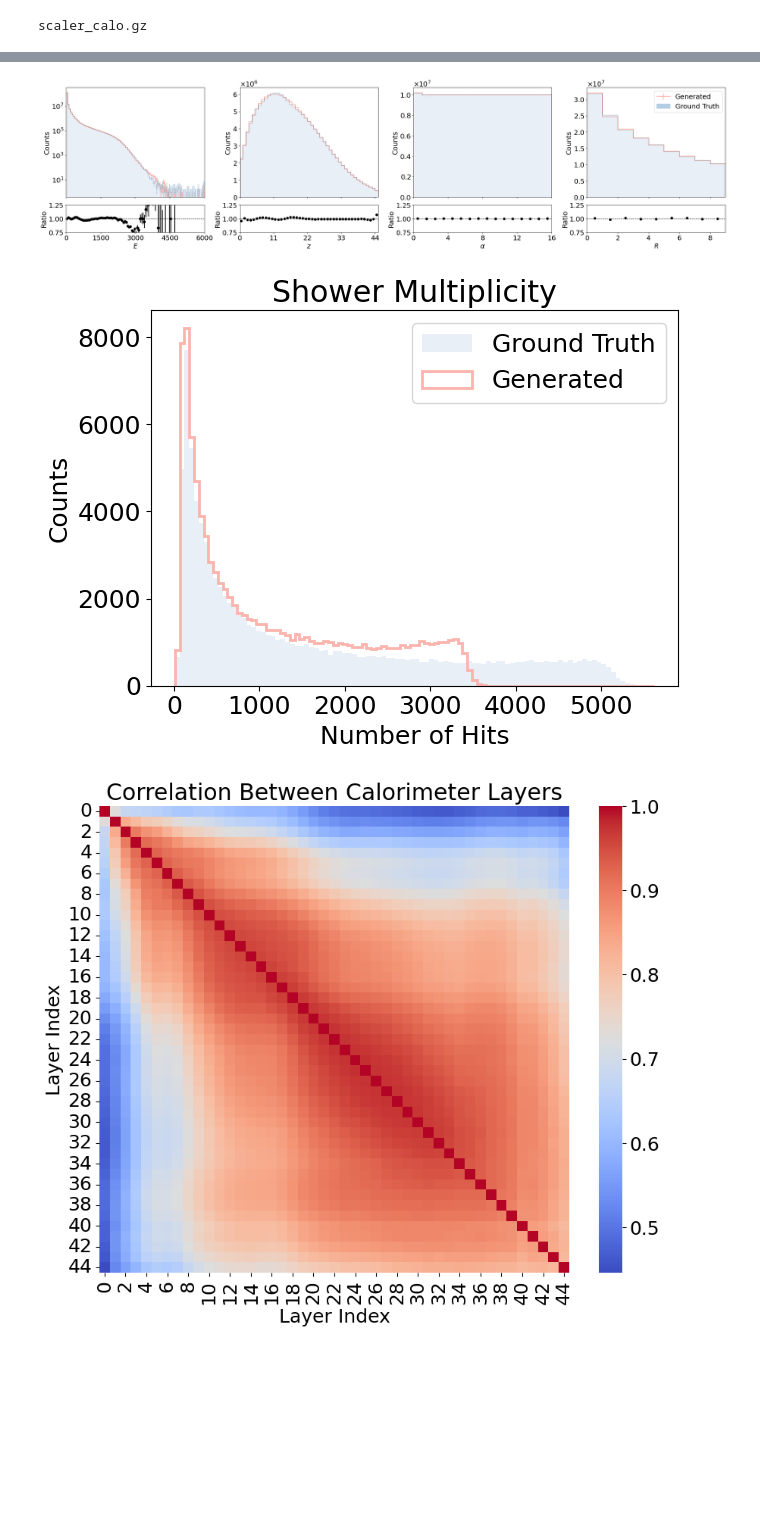
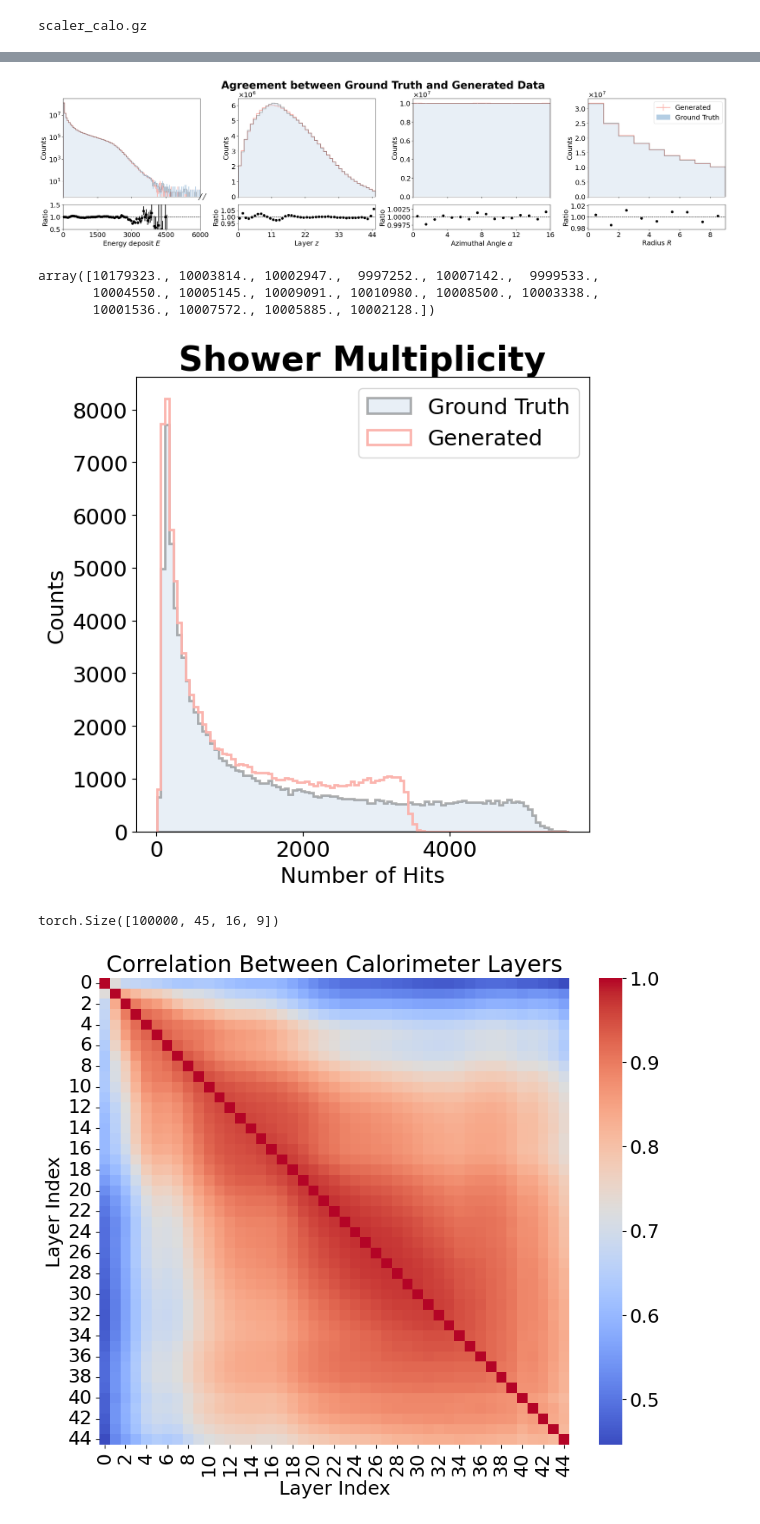
Before and after one commit to kaechb/MDMA, a Jupyter notebook: results.ipynb, the cells around one changed output, grey strips where cells are left out. Saved outputs shown, nothing was run; the diff lists cells and outputs as text; code cells hidden in the pictures; blank space fills up the shorter version.

Commit message:
plots redesign

```diff
--- a/results.ipynb
+++ b/results.ipynb
@@ -241,8 +244,10 @@ def setup_model(config,data_module=None,model=False):
     return model
 
 NAME="calo"
-run="v0mdo0hz"
-ckpt="./ckpts/calo.ckpt"
+run="yip82yii"
+#ckpt="./ckpts/calo.ckpt"
+#ckpt="/gpfs/dust/maxwell/user/kaechben/calochallenge/MDMA_calo/yip82yii/checkpoints/epoch=22-w1p=0.00024-weighted_w1p=0.00031.ckpt"
+ckpt="/gpfs/dust/maxwell/user/kaechben/calochallenge/MDMA_calo/yip82yii/checkpoints/epoch=25-w1p=0.00024-weighted_w1p=0.00031.ckpt"
 config=yaml.load(open("default_{}.yaml".format(NAME)),Loader=yaml.FullLoader)
 model=MDMA.load_from_checkpoint(ckpt,**config)
 torch.set_float32_matmul_precision('medium' )
@@ -321,12 +324,13 @@ import matplotlib.pyplot as plt
 import matplotlib as mpl
 import matplotlib.patches as mpatches
 import seaborn as sns
+
 def plot_hists(h_real,h_fake,figsize,alpha):
         k=0
         fig,ax=plt.subplots(2,4 ,gridspec_kw={'height_ratios': [4, 1]},figsize=figsize,sharex="col")
 
         cols=["E","z","alpha","R"]
-        names=[r"$E$",r"$z$",r"$\alpha$",r"$R$"]
+        names=[r"Energy deposit $E$",r"Layer $z$",r"Azimuthal Angle $\alpha$",r"Radius $R$"]
         leg=-1
         for v,name in zip(cols,names):
             main_ax_artists, sublot_ax_arists = h_real[k].plot_ratio(
@@ -343,6 +347,8 @@ def plot_hists(h_real,h_fake,figsize,alpha):
             ax[0,k].ticklabel_format(axis="y",style="scientific",scilimits=(-3,3),useMathText=True)
             ax[0,k].patches[1].set_fc(sns.color_palette()[1])
             ax[0,k].patches[1].set_edgecolor("black")
+            ax[0,k].patches[1].set_linewidth(2)
+
             ax[0,k].patches[1].set_alpha(alpha)
             ax[1,k].set_xlabel(name)
             ax[0,k].set_ylabel("Counts" )
@@ -358,37 +364,45 @@ def plot_hists(h_real,h_fake,figsize,alpha):
             ax[0,k].set_xticks(np.array(xticks))
 
 
-            ax[1,k].set_ylim(0.75,1.25)
+            # ax[1,k].set_ylim(0.75,1.25)
             k+=1
-
+        ax[1,0].set_ylim(0.5,1.5)
         ax[0,leg].legend(loc="best",fontsize=18)
         handles, labels = ax[0,leg].get_legend_handles_labels()
         handles[1]=mpatches.Patch(color=sns.color_palette()[1], label='The red data')
         ax[0,leg].legend(handles, labels)
-        plt.tight_layout(pad=0.2)
+        plt.suptitle("Agreement between Ground Truth and Generated Data", fontsize=28, fontweight="bold")
+        plt.tight_layout(pad=0.3)
+
         plt.savefig("calo.pdf",format="pdf")
         plt.show()
 
         plt.close()
-fake=torch.cat([x.reshape(-1,4) for x in model.fake])[:]
-true=torch.cat([x.reshape(-1,4) for x in model.batch])[:]
+# fake=torch.cat([x.reshape(-1,4) for x in model.fake])[:]
+# true=torch.cat([x.reshape(-1,4) for x in model.batch])[:]
 # fake=torch.clamp(fake,model.scaled_mins.cpu(),model.scaled_maxs.cpu()-1)
 # true=torch.clamp(true,model.scaled_mins.cpu(),model.scaled_maxs.cpu()-1)
 
-mins=torch.min(torch.cat((fake.reshape(-1,4),true.reshape(-1,4))),dim=0)[0]
-maxs=torch.max(torch.cat((fake.reshape(-1,4),true.reshape(-1,4))),dim=0)[0]
-fake[...,0]=torch.clamp(fake[...,0],min=mins[0],max=true[:,0].max()*0.999)
-true[...,0]=torch.clamp(true[...,0],min=mins[0],max=true[:,0].max()*0.999)
+# mins=torch.min(torch.cat((fake.reshape(-1,4),true.reshape(-1,4))),dim=0)[0]
+# maxs=torch.max(torch.cat((fake.reshape(-1,4),true.reshape(-1,4))),dim=0)[0]
+# fake[...,0]=torch.clamp(fake[...,0],min=mins[0],max=true[:,0].max())
+# true[...,0]=torch.clamp(true[...,0],min=mins[0],max=true[:,0].max())
 
-hists=get_hists(config["bins"],mins,maxs,calo=model.name=="calo")
+# hists=get_hists(config["bins"],mins,maxs,calo=model.name=="calo")
 
-for var in range(4):
-    hists["hists_real"][var].fill(torch.clamp(true,mins,maxs).reshape(-1,4)[:,var].cpu().numpy())
-    hists["hists_fake"][var].fill(torch.clamp(fake,mins,maxs).reshape(-1,4)[:,var].cpu().numpy())
+# for var in range(4):
+#     hists["hists_real"][var].fill(true.reshape(-1,4)[:,var].cpu().numpy())
+#     hists["hists_fake"][var].fill(fake.reshape(-1,4)[:,var].cpu().numpy())
 
-plot_hists(hists["hists_real"],hists["hists_fake"],figsize=(4*6.4,6.4),alpha=model.plot.alpha)
+plot_hists(model.hists_real,model.hists_fake,figsize=(4*6.4,6.4),alpha=model.plot.alpha)
 # %% [output]
-[figure, old version]
+[figure, new version]
+# %%
+hists["hists_fake"][2].values()
+# %% [output]
+array([10179323., 10003814., 10002947.,  9997252., 10007142.,  9999533.,
+       10004550., 10005145., 10009091., 10010980., 10008500., 10003338.,
+       10001536., 10007572., 10005885., 10002128.])
 # %%
 import torch_scatter
 from math import prod
@@ -456,22 +470,35 @@ for temp,mask,cond in zip(model.batch,model.masks,model.conds):
     vox=voxelize(x.cpu(),mask.cpu(),cond.cpu())
     batches.append(vox)
     conds.append(cond[...,0].cpu())
-fake=torch.cat(fake).cpu()
+fakes=torch.cat(fake).cpu()
+batch=torch.cat(batches).cpu()
 # %%
-n_fake=(torch.cat(fake).reshape(-1,model.num_z*model.num_alpha*model.num_R)>0).sum(1)
-n_real=(torch.cat(batches).reshape(-1,model.num_z*model.num_alpha*model.num_R)>0).sum(1)
-_,b,_=plt.hist(n_real.cpu().numpy(),label="Ground Truth",bins=100,alpha=0.3,color="C1")
+n_fake=(fakes.reshape(-1,model.num_z*model.num_alpha*model.num_R)>0).sum(1)
+n_real=(batch.reshape(-1,model.num_z*model.num_alpha*model.num_R)>0).sum(1)
+plt.figure(figsize=(6.4,6.4))
+
+_,b,_=plt.hist(n_real.cpu().numpy(),label="Ground Truth",bins=100,alpha=0.3,color="C1",edgecolor="black",histtype="stepfilled",linewidth=2)
 plt.hist(n_fake.cpu().numpy(),label="Generated",bins=b,alpha=1,color="C0",histtype="step",lw=2)
 
+fig_size1=[6.4, 6.4]
 
+mpl.rcParams['lines.linewidth'] = 2
+font = { "size": 18}#"family": "normal",
+mpl.rc("font", **font)
+mpl.rc('lines', linewidth=2)
+sns.set_palette("Pastel1")
 plt.legend()
-plt.title("Shower Multiplicity")
+plt.title("Shower Multiplicity",fontsize=28, fontweight="bold")
 plt.xlabel("Number of Hits")
 plt.ylabel("Counts")
-plt.tight_layout(pad=0.2)
+plt.tight_layout(pad=0.3)
 plt.savefig("calo_n.pdf",format="pdf")
 # %% [output]
-[figure, old version]
+[figure, new version]
+# %%
+fakes.shape
+# %% [output]
+torch.Size([100000, 45, 16, 9])
 # %%
 import numpy as np
 import matplotlib.pyplot as plt
```
Also changed, not shown: parts of 3 cells of this notebook, 1 other file.
